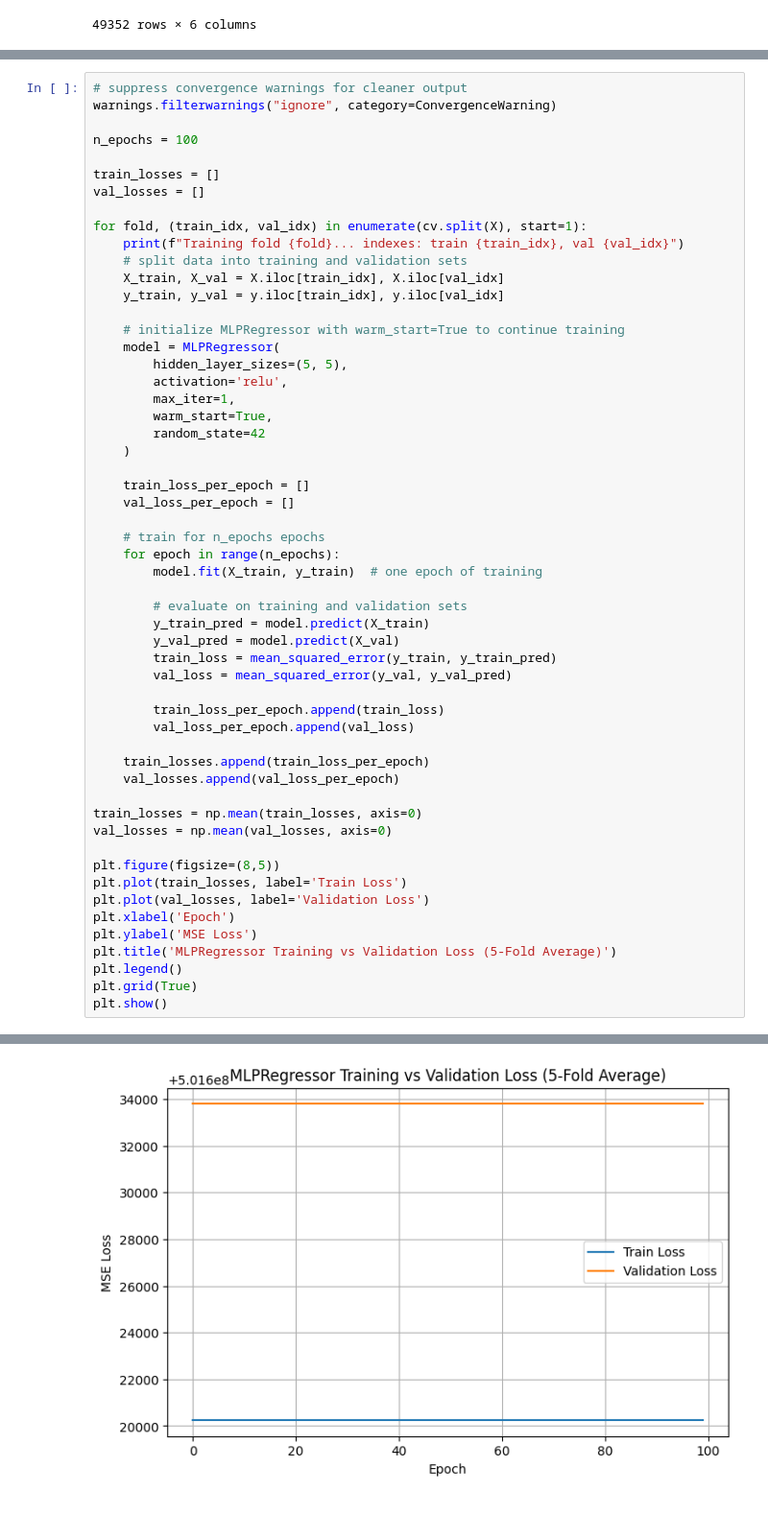
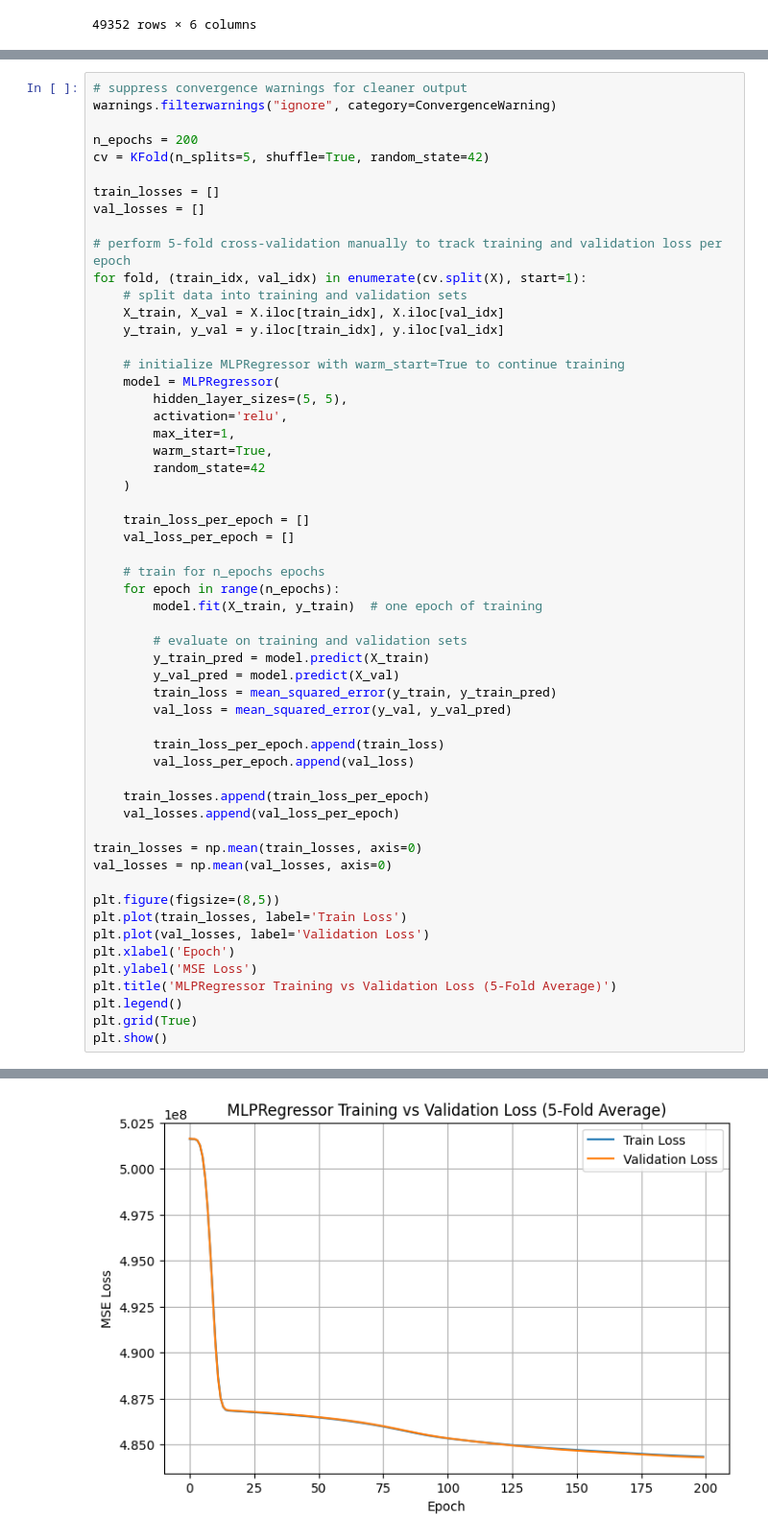
Before and after one commit to robot-mazeee/Machine-Learning-Project, a Jupyter notebook: Homework3/G001_notebook.ipynb, the cells around one changed output, grey strips where cells are left out. Shown at 96% size. Saved outputs shown, nothing was run; the diff lists cells and outputs as text; blank space fills up the shorter version.

Commit message:
exc 7 code, graph and explanatio

```diff
--- a/Homework3/G001_notebook.ipynb
+++ b/Homework3/G001_notebook.ipynb
@@ -146,13 +141,14 @@
 # suppress convergence warnings for cleaner output
 warnings.filterwarnings("ignore", category=ConvergenceWarning)
 
-n_epochs = 100
+n_epochs = 200
+cv = KFold(n_splits=5, shuffle=True, random_state=42)
 
 train_losses = []
 val_losses = []
 
+# perform 5-fold cross-validation manually to track training and validation loss per epoch
 for fold, (train_idx, val_idx) in enumerate(cv.split(X), start=1):
-    print(f"Training fold {fold}... indexes: train {train_idx}, val {val_idx}")
     # split data into training and validation sets
     X_train, X_val = X.iloc[train_idx], X.iloc[val_idx]
     y_train, y_val = y.iloc[train_idx], y.iloc[val_idx]
@@ -206 +197 @@ Training fold 5... indexes: train [    0     1     3 ... 49348 49350 49351], val
-[figure, old version]
+[figure, new version]
```
Also changed, not shown: parts of 9 cells of this notebook.
